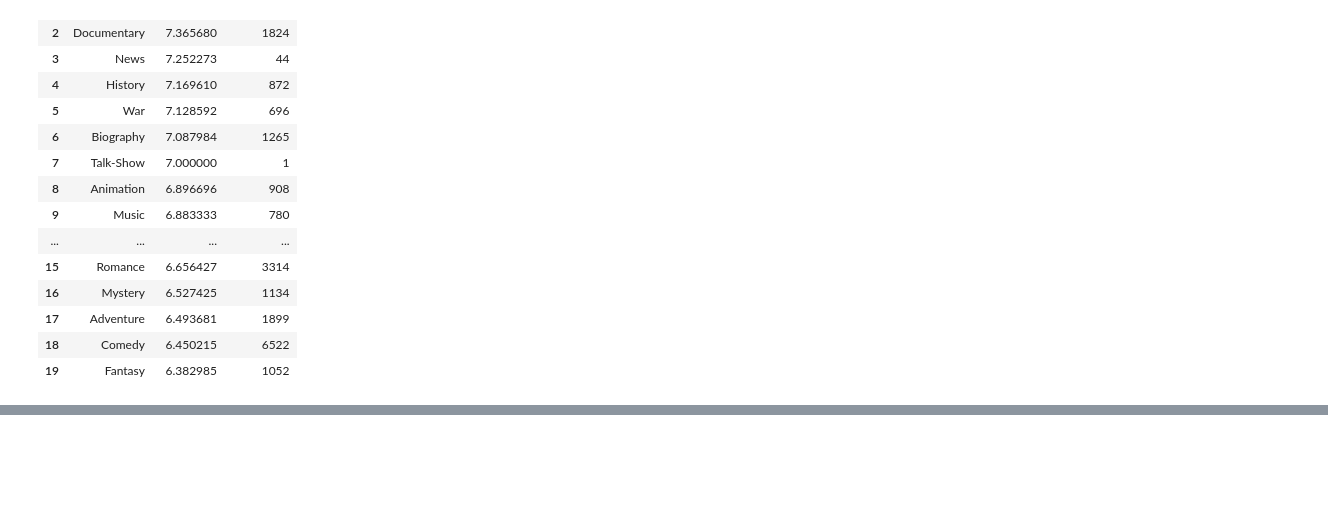
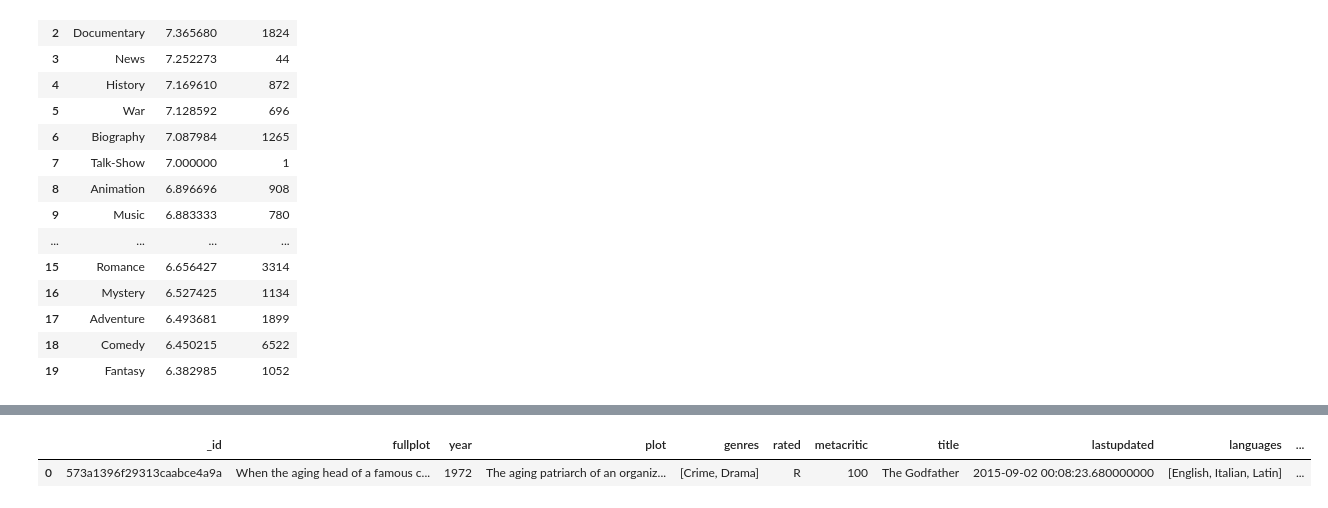
Before and after one commit to AndersonDeFaro/casos-de-uso-solucoes, a Jupyter notebook: 3 - Databases/2 - MongoDB/visualizar_mflix-basico.ipynb, the cells around one changed output, grey strips where cells are left out. Drawn from its saved outputs; the diff is of its cells as text; code cells hidden in the pictures; blank space fills up the shorter version.

```diff
--- a/3 - Databases/2 - MongoDB/visualizar_mflix-basico.ipynb
+++ b/3 - Databases/2 - MongoDB/visualizar_mflix-basico.ipynb
@@ -143,3 +144,82 @@ else:
 | 17 | Adventure | 6.493681 | 1899 |
 | 18 | Comedy | 6.450215 | 6522 |
 | 19 | Fantasy | 6.382985 | 1052 |
+# %%
+# Seção: Visualizar dados da view `v_comentarios_filme`
+
+try:
+    limit = 10
+    cursor = db.v_comentarios_filme.find().limit(limit)
+    results = list(cursor)
+except Exception as e:
+    print(f"Erro ao consultar a view: {e}")
+    results = []
+
+if results:
+    from bson import json_util, ObjectId
+
+    # Converter ObjectId para string em todos os documentos
+    clean_docs = []
+    for doc in results:
+        doc_clean = {}
+        for k, v in doc.items():
+            if isinstance(v, ObjectId):
+                doc_clean[k] = str(v)
+            else:
+                doc_clean[k] = v
+        clean_docs.append(doc_clean)
+
+    # Mostrar JSON formatado (útil para inspecionar estruturas aninhadas)
+    print(json_util.dumps(clean_docs, indent=2))
+
+    # Normalizar para DataFrame e exibir
+    df_view = pd.json_normalize(clean_docs)
+    display(df_view)
+
+    # --- Construir amostra de até 10 comentários reais ---
+    sample_rows = []
+    comment_array_keys = ['meus_comentarios', 'meusComentarios', 'comments', 'meus_comments', 'meusComments']
+
+    for doc in clean_docs:
+        # Priorizar arrays de comentários dentro do documento
+        found = False
+        for key in comment_array_keys:
+            if key in doc and isinstance(doc[key], list) and len(doc[key]) > 0:
+                # pegar até 1 comentário por documento para a amostra
+                c = doc[key][0]
+                row = {
+                    'movie_id': doc.get('movie_id') or doc.get('_id'),
+                    'title': doc.get('title'),
+                    'name': c.get('name') or c.get('author') or c.get('user'),
+                    'text': c.get('text') or c.get('comment') or c.get('review'),
+                    'date': c.get('date')
+                }
+                sample_rows.append(row)
+                found = True
+                break
+        if not found:
+            # Se não houver array de comentários, verificar campos no próprio doc
+            if any(k in doc for k in ['text', 'name', 'comment', 'review']):
+                row = {
+                    'movie_id': doc.get('movie_id') or doc.get('_id'),
+                    'title': doc.get('title'),
+                    'name': doc.get('name') or doc.get('author') or doc.get('user'),
+                    'text': doc.get('text') or doc.get('comment') or doc.get('review'),
+                    'date': doc.get('date')
+                }
+                sample_rows.append(row)
+
+    # Criar DataFrame de amostra e mostrar (até 10 linhas)
+    if sample_rows:
+        sample_df = pd.DataFrame(sample_rows)
+        # Truncar textos longos para visualização
+        if 'text' in sample_df.columns:
+            sample_df['text'] = sample_df['text'].astype(str).apply(lambda s: (s[:200] + '...') if len(s) > 200 else s)
+        print('\nAmostra de comentários (até 10 linhas):')
+        display(sample_df.head(10))
+    else:
+        print('\nNenhum comentário extraído para a amostra.')
+
+else:
+    print('Nenhum documento retornado pela view `v_comentarios_filme`.')
+# %% [output]
@@ -145,0 +243,2 @@ else:
+|  | _id | fullplot | year | plot | genres | rated | metacritic | title | lastupdated | languages | ... |
+| 0 | 573a1396f29313caabce4a9a | When the aging head of a famous c... | 1972 | The aging patriarch of an organiz... | [Crime, Drama] | R | 100 | The Godfather | 2015-09-02 00:08:23.680000000 | [English, Italian, Latin] | ... |
```
Also changed, not shown: parts of 2 cells of this notebook.
